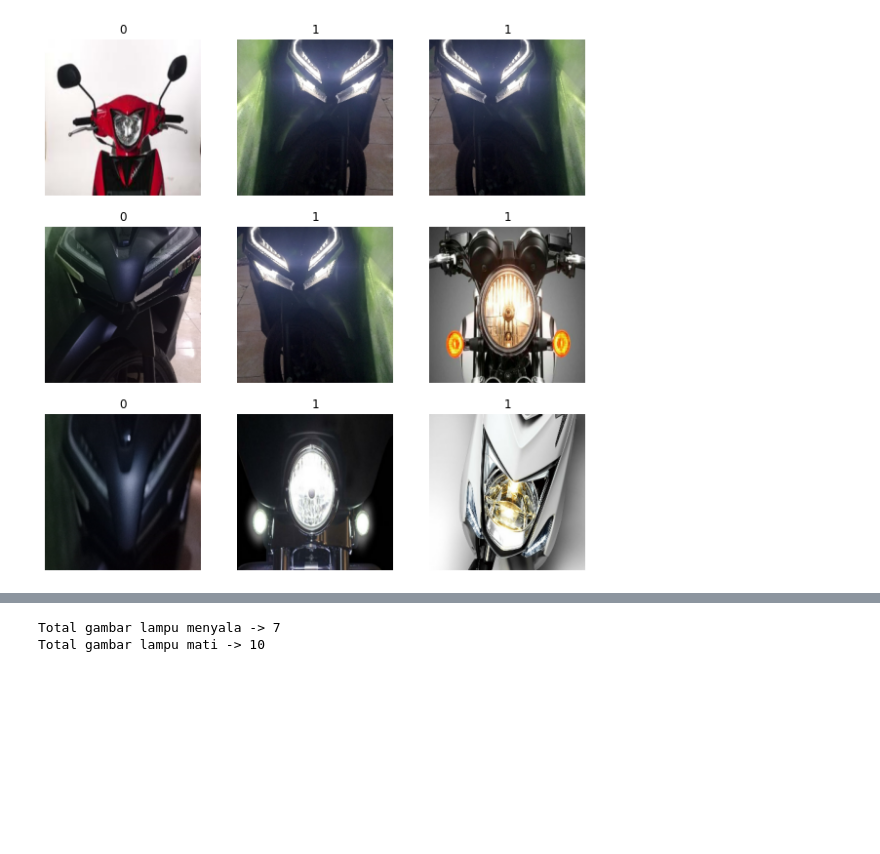
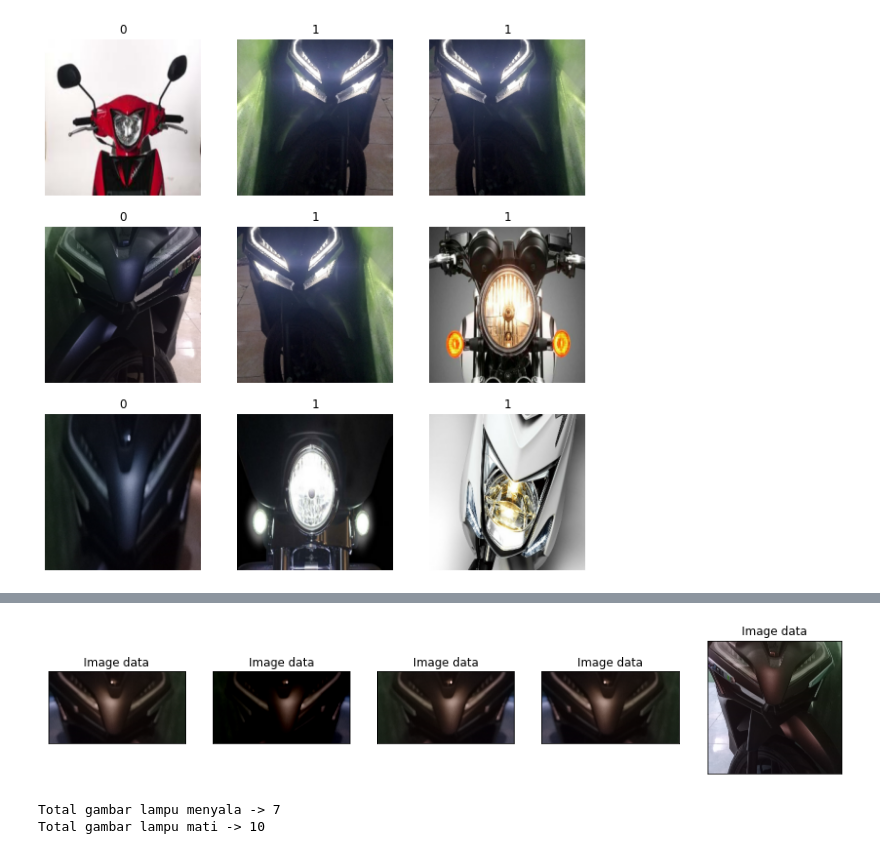
Before and after one commit to ackermanjayjay/Classification_lamps_motorcyles, a Jupyter notebook: lampClassification.ipynb, the cells around one changed output, grey strips where cells are left out. Drawn from its saved outputs; the diff is of its cells as text; code cells hidden in the pictures; blank space fills up the shorter version.

```diff
--- a/lampClassification.ipynb
+++ b/lampClassification.ipynb
@@ -43,3 +64,7 @@ for dir in glob.glob('data_gambar/lampu_mati'):
+# %%
+load_images(plot_mati_images)
+# %% [output]
+[figure, added]
 # %%
 print(f"Total gambar lampu menyala -> {len(menyala_images)}")
 print(f"Total gambar lampu mati -> {len(mati_images)}")
```
Also changed, not shown: parts of 29 cells of this notebook, 4 other files.
